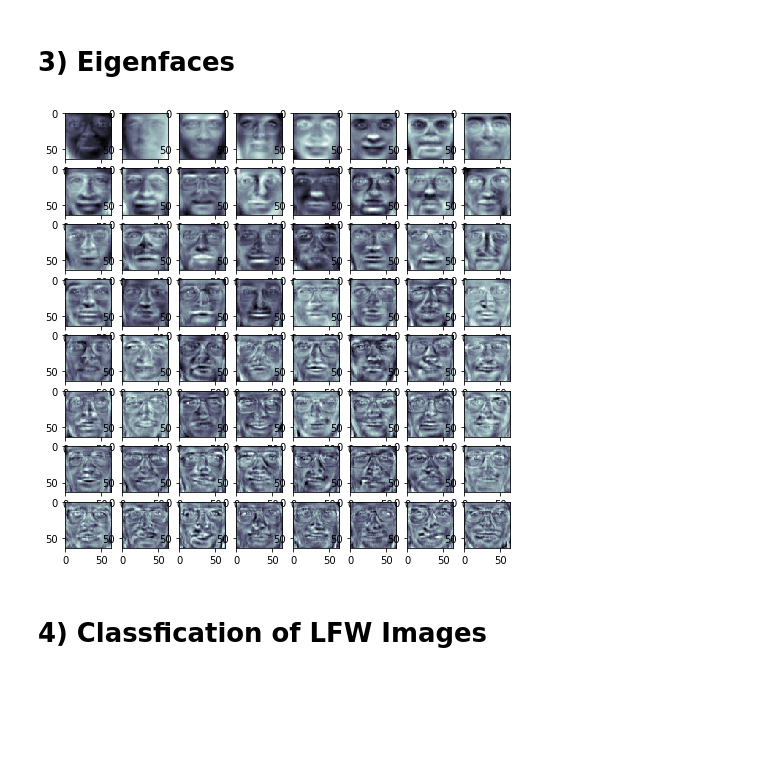
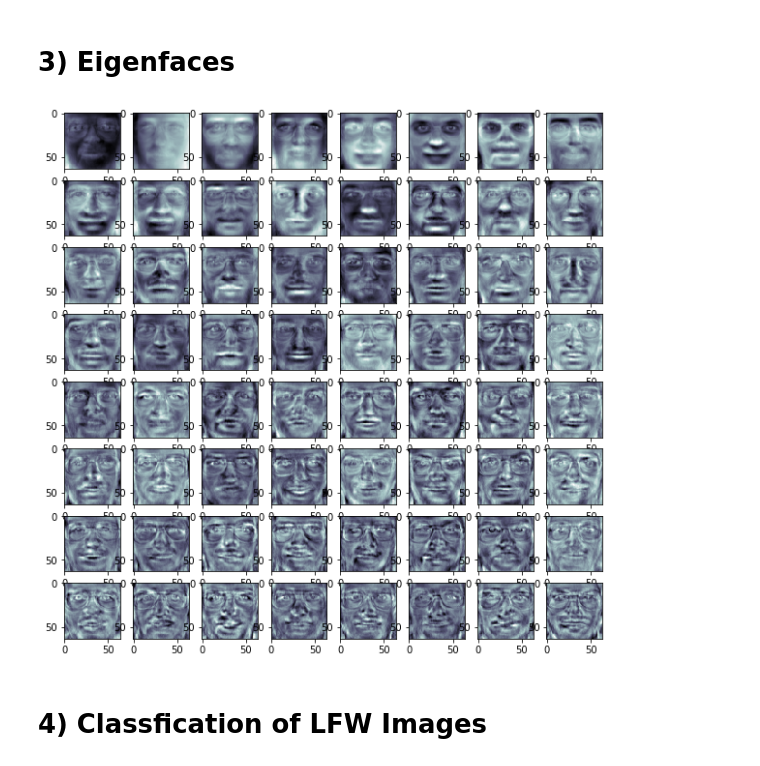
Before and after one commit to abhishek201202/Machine-Learning-Deep-Learning--Online-Course, a Jupyter notebook: 19. PCA-2 ..... [abhishek201202].ipynb, the cells around one changed output. Cells and saved outputs as stored; diff of their text form; code cells hidden in the pictures; blank space fills up the shorter version.

```diff
--- a/19. PCA-2 ..... [abhishek201202].ipynb
+++ b/19. PCA-2 ..... [abhishek201202].ipynb
@@ -42,11 +44,12 @@ oliv["images"].shape
 # %% [output]
 (400, 64, 64)
 # %%
-fig = plt.figure(figsize = (8 , 8))
+fig = plt.figure(figsize = (10 , 10))
 for i in range(64):
     ax = fig.add_subplot(8 , 8 , i + 1)
     ax.imshow(oliv.images[i] , cmap = plt.cm.bone)
 plt.show()
+## cmap :: color map
 ## this dataset is about 40 person each have 10 images
 ## 0 and 50 are s ticks and y ticks
 # %% [output]
@@ -101,9 +108,9 @@ x_approx.shape
 # %%
 x_approx_images = x_approx.reshape((400 , 64 , 64))
 # %%
-fig = plt.figure(figsize = (8 , 8))
+fig = plt.figure(figsize = (10, 10))
 for i in range(64):
     ax = fig.add_subplot(8 , 8 , i + 1)
-    ax.imshow(oliv.images[i] , cmap = plt.cm.bone)
+    ax.imshow(x_approx_images[i] , cmap = plt.cm.bone)
 plt.show()
 # %% [output]
@@ -113,13 +120,13 @@ plt.show()
 # %%
 eigenv = pca.components_
 eigenfaces = eigenv.reshape((123 , 64 , 64))
-fig = plt.figure(figsize = (8 , 8))
+fig = plt.figure(figsize = (10, 10))
 for i in range(64):
     ax = fig.add_subplot(8 , 8 , i + 1)
-    ax.imshow(eigenfaces[i] , cmap = plt.cm.bone)
+    ax.imshow(eigenfaces[i], cmap = plt.cm.bone)
 plt.show()
 # %% [output]
-[figure, old version]
+[figure, new version]
 # %% [markdown]
 # 4) Classfication of LFW Images
 # %%
```
Also changed, not shown: parts of 14 cells of this notebook, 3 other files.
